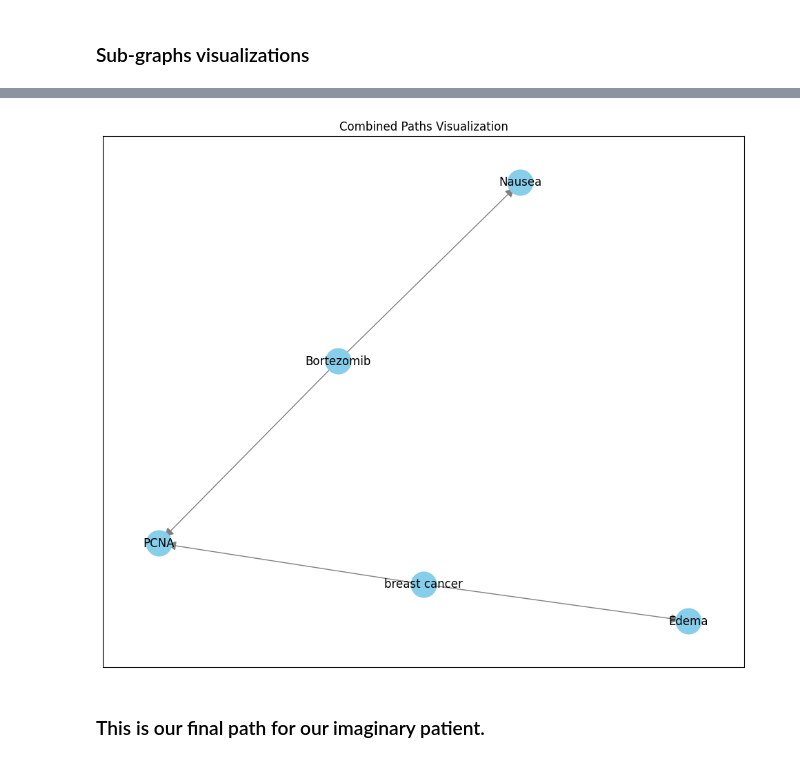
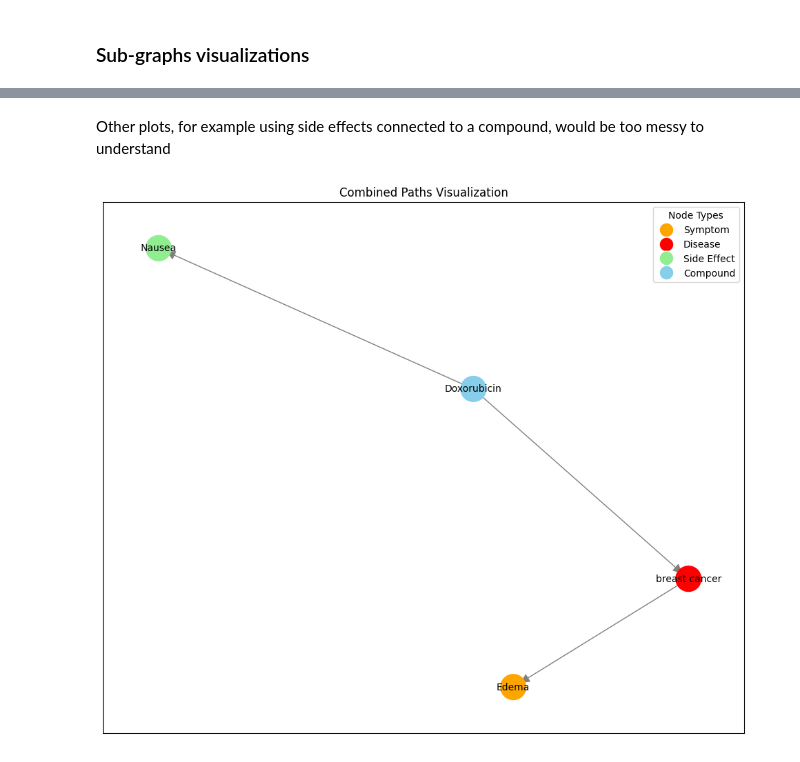
Before and after one commit to MatteoFerraresi/ac4da_project, a Jupyter notebook: script.ipynb, the cells around one changed output, grey strips where cells are left out. Saved outputs shown, nothing was run; the diff lists cells and outputs as text; code cells hidden in the pictures.

```diff
--- a/script.ipynb
+++ b/script.ipynb
@@ -638,44 +592,64 @@ extract_and_visualize_subgraph(H, "Bortezomib", "Compound", "Side Effect", relat
+# %% [markdown]
+Other plots, for example using side effects connected to a compound, would be too messy to understand
 # %%
 def visualize_all_paths_together(G):
     # Defining the specific nodes and their connections for visualization
     paths = [
-        ("Edema", "breast cancer", "PCNA"),  # Path 1: Edema to Breast Cancer to PCNA
-        ("Bortezomib", "PCNA"),              # Path 2: Bortezomib to PCNA
-        ("Bortezomib", "Nausea")             # Path 3: Bortezomib to Nausea
+        ("Edema", "breast cancer"),  # from symptom to disease
+        ("breast cancer", "Doxorubicin"),   # from disease to compound
+        ("Doxorubicin", "Nausea"),   # from compound to side effect
     ]
 
     # Collecting nodes from all paths
     all_nodes = []
+    node_types = {}
     for path in paths:
         node_ids = []
         for node_name in path:
             node_id = next((node for node, attrs in G.nodes(data=True) if attrs.get('name') == node_name), None)
             if not node_id:
                 print(f"Node '{node_name}' not found.")
                 break
             node_ids.append(node_id)
+            node_types[node_id] = G.nodes[node_id].get('kind')  # Capture the type of the node
         if len(node_ids) == len(path):
             all_nodes.extend(node_ids)
 
     # Removes duplicates and creates a subgraph
     unique_nodes = list(set(all_nodes))
     subgraph = G.subgraph(unique_nodes)
 
     # Drawing the combined path
-    draw_combined_paths(subgraph, paths)
+    draw_combined_paths(subgraph, paths, node_types)
 
-def draw_combined_paths(subgraph, paths):
+def draw_combined_paths(subgraph, paths, node_types):
+    # Define colors for each type of node
+    color_map = {
+        'Symptom': 'orange',
+        'Disease': 'red',
+        'Compound': 'skyblue',
+        'Side Effect': 'lightgreen'
+    }
+
+    # Assign colors to nodes based on their type
+    node_colors = [color_map.get(node_types[node], 'gray') for node in subgraph.nodes()]
+
     # Drawing the subgraph for combined paths
     pos = nx.spring_layout(subgraph)  # Node positions
     plt.figure(figsize=(12, 10))
-    nx.draw_networkx_nodes(subgraph, pos, node_size=700, node_color='skyblue')
+    nx.draw_networkx_nodes(subgraph, pos, node_size=700, node_color=node_colors)
     nx.draw_networkx_edges(subgraph, pos, edgelist=subgraph.edges(), edge_color='gray', arrowstyle='-|>', arrowsize=20)
-    nx.draw_networkx_labels(subgraph, pos, labels={n: G.nodes[n]['name'] for n in subgraph.nodes()}, font_size=12)
+    nx.draw_networkx_labels(subgraph, pos, labels={n: G.nodes[n]['name'] for n in subgraph.nodes()}, font_size=10)
+
+    # Create a legend for the colors used
+    legend_labels = {node_type: color_map[node_type] for node_type in set(node_types.values())}
+    legend_handles = [plt.Line2D([0], [0], marker='o', color='w', label=node_type,
+                                 markerfacecolor=color, markersize=15) for node_type, color in legend_labels.items()]
+    plt.legend(handles=legend_handles, title="Node Types")
+
     plt.title("Combined Paths Visualization")
     plt.show()
 
 visualize_all_paths_together(H)
 # %% [output]
-[figure, old version]
+[figure, new version]
-# %% [markdown]
-### This is our final path for our imaginary patient.
```
Also changed, not shown: parts of 5 cells of this notebook, 1 other file.
